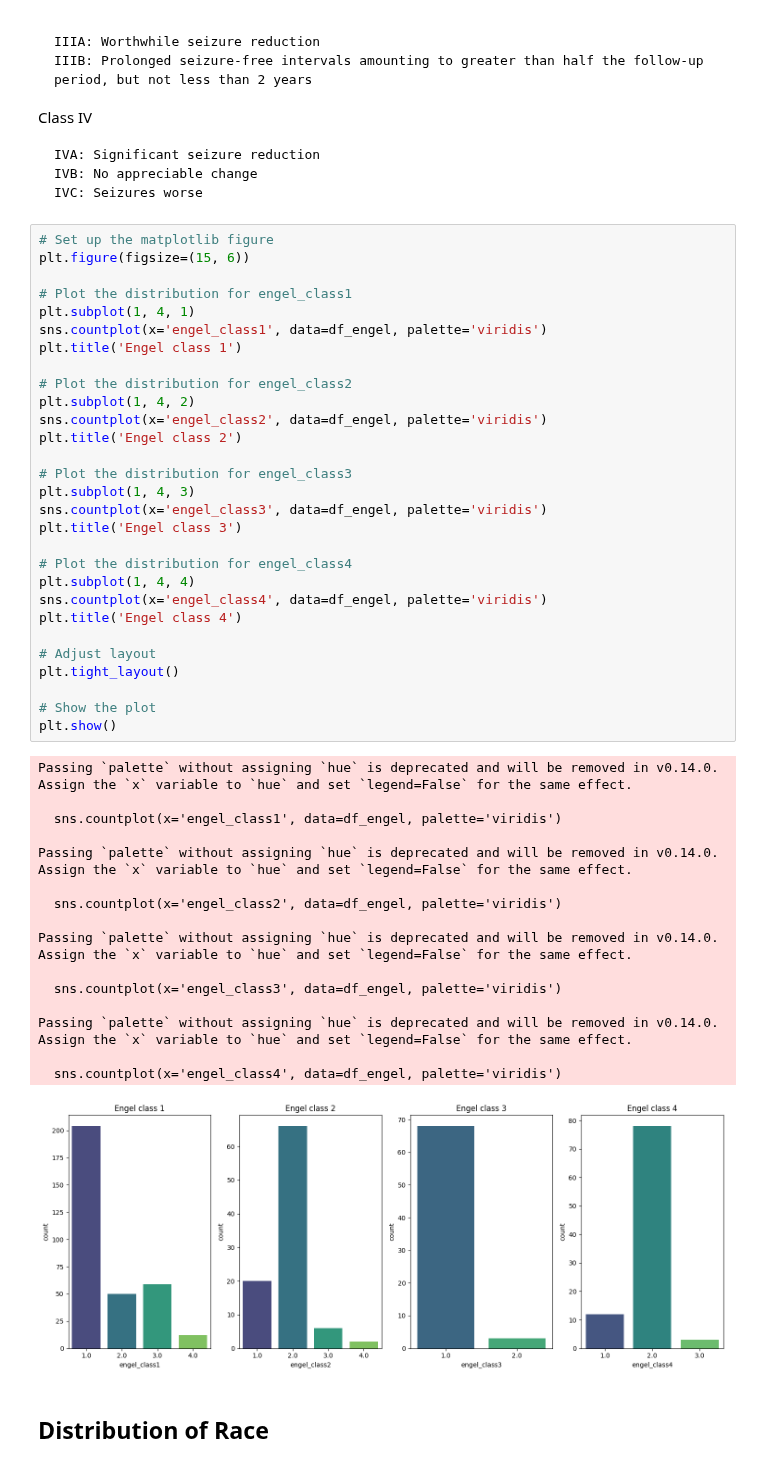
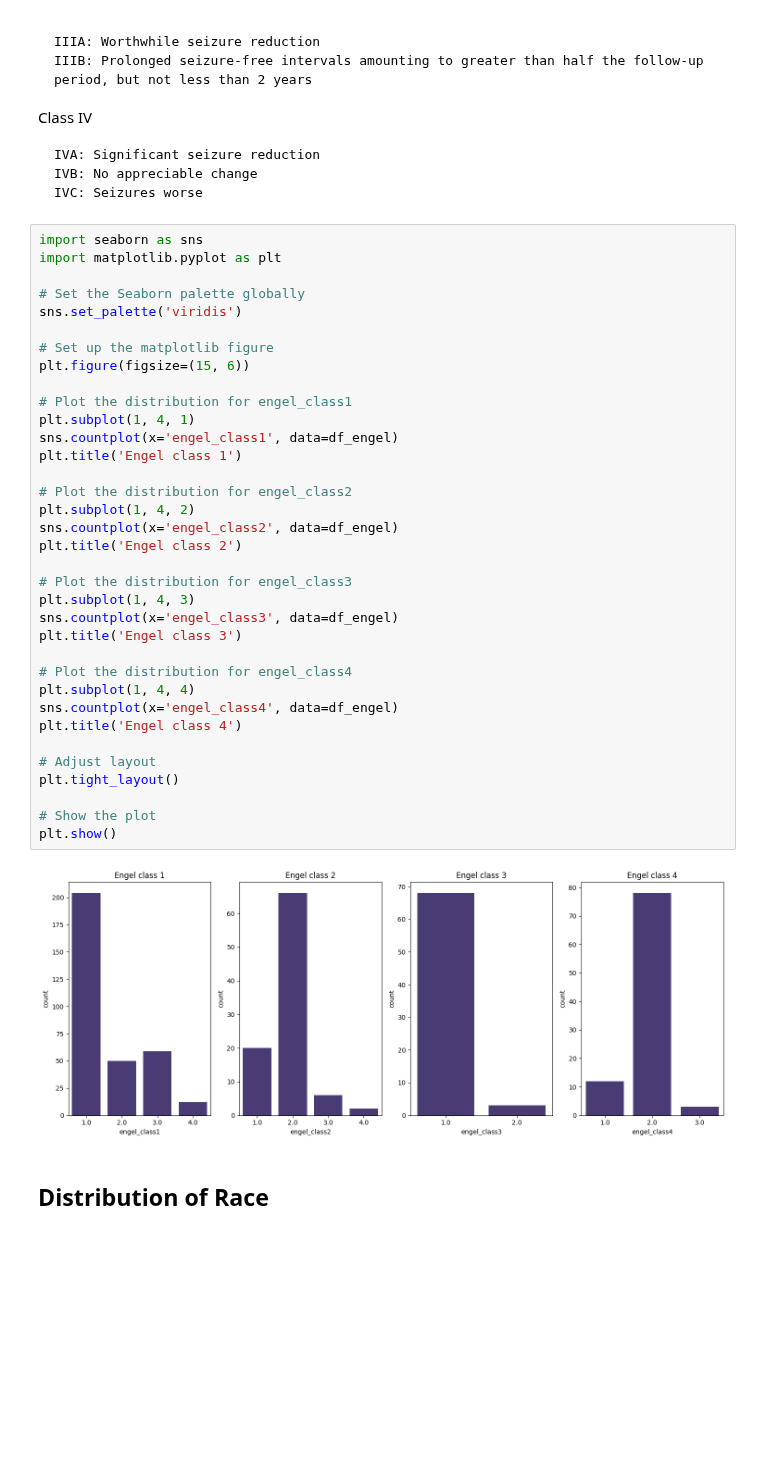
Before and after one commit to AmauryPelzer/Engel-outcome-prediction, a Jupyter notebook: notebooks/1. exploratory/exploratory.ipynb, the cells around one changed output. Drawn from its saved outputs; the diff is of its cells as text; blank space fills up the shorter version.

```diff
--- a/notebooks/1. exploratory/exploratory.ipynb
+++ b/notebooks/1. exploratory/exploratory.ipynb
@@ -146,51 +145,42 @@ Class IV
     IVB: No appreciable change
     IVC: Seizures worse
 # %%
+import seaborn as sns
+import matplotlib.pyplot as plt
+
+# Set the Seaborn palette globally
+sns.set_palette('viridis')
+
 # Set up the matplotlib figure
 plt.figure(figsize=(15, 6))
 
 # Plot the distribution for engel_class1
 plt.subplot(1, 4, 1)
-sns.countplot(x='engel_class1', data=df_engel, palette='viridis')
+sns.countplot(x='engel_class1', data=df_engel)
 plt.title('Engel class 1')
 
 # Plot the distribution for engel_class2
 plt.subplot(1, 4, 2)
-sns.countplot(x='engel_class2', data=df_engel, palette='viridis')
+sns.countplot(x='engel_class2', data=df_engel)
 plt.title('Engel class 2')
 
 # Plot the distribution for engel_class3
 plt.subplot(1, 4, 3)
-sns.countplot(x='engel_class3', data=df_engel, palette='viridis')
+sns.countplot(x='engel_class3', data=df_engel)
 plt.title('Engel class 3')
 
 # Plot the distribution for engel_class4
 plt.subplot(1, 4, 4)
-sns.countplot(x='engel_class4', data=df_engel, palette='viridis')
+sns.countplot(x='engel_class4', data=df_engel)
 plt.title('Engel class 4')
 
 # Adjust layout
 plt.tight_layout()
 
 # Show the plot
 plt.show()
 # %% [output]
-Passing `palette` without assigning `hue` is deprecated and will be removed in v0.14.0. Assign the `x` variable to `hue` and set `legend=False` for the same effect.
-
-  sns.countplot(x='engel_class1', data=df_engel, palette='viridis')
-
-Passing `palette` without assigning `hue` is deprecated and will be removed in v0.14.0. Assign the `x` variable to `hue` and set `legend=False` for the same effect.
-
-  sns.countplot(x='engel_class2', data=df_engel, palette='viridis')
-
-Passing `palette` without assigning `hue` is deprecated and will be removed in v0.14.0. Assign the `x` variable to `hue` and set `legend=False` for the same effect.
-
-  sns.countplot(x='engel_class3', data=df_engel, palette='viridis')
-
-Passing `palette` without assigning `hue` is deprecated and will be removed in v0.14.0. Assign the `x` variable to `hue` and set `legend=False` for the same effect.
-
-  sns.countplot(x='engel_class4', data=df_engel, palette='viridis')
-[figure, old version]
+[figure, new version]
 # %% [markdown]
 ## Distribution of Race
 # %%
```
Also changed, not shown: parts of 14 cells of this notebook.
